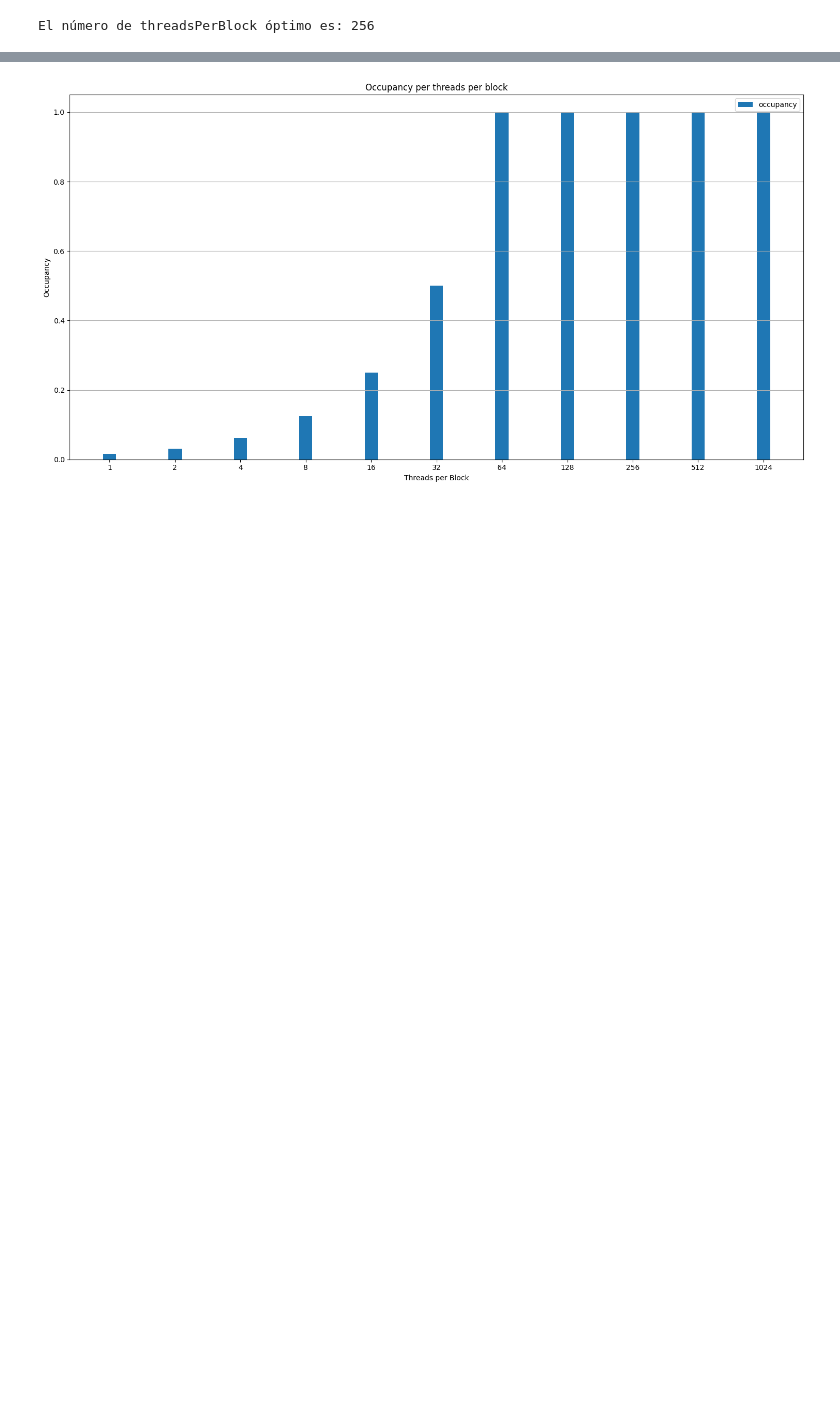
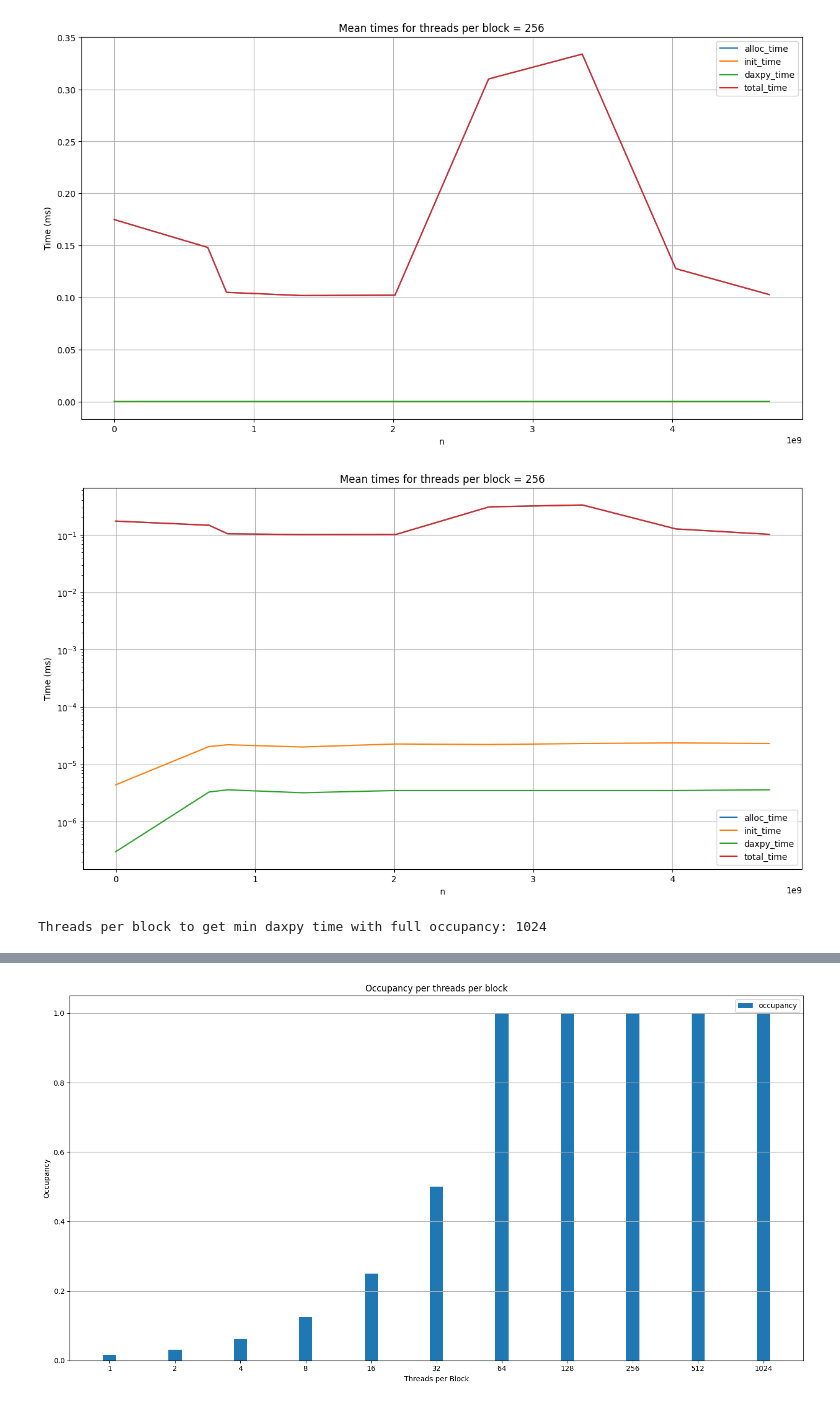
Before and after one commit to Caalicer/PAE_Practicas, a Jupyter notebook: P2_cuda/doc/code/main.ipynb, the cells around one changed output, grey strips where cells are left out. Cells and saved outputs as stored; diff of their text form; code cells hidden in the pictures; blank space fills up the shorter version.

```diff
--- a/P2_cuda/doc/code/main.ipynb
+++ b/P2_cuda/doc/code/main.ipynb
@@ -59,17 +64,68 @@ Total rows: 110
-# %%
-df_filtered = data[['threadsPerBlock', 'occupancy', 'daxpy_time']]
-
-max_occupancy = df_filtered['occupancy'].max()
-
-df_max_occupancy = df_filtered[df_filtered['occupancy'] == max_occupancy]
-
-optimal_row = df_max_occupancy[df_max_occupancy['daxpy_time'] == df_max_occupancy['daxpy_time'].min()]
-
-optimal_threads = optimal_row['threadsPerBlock'].values[0]
-
-print("El número de threadsPerBlock óptimo es:", optimal_threads)
-# %% [output]
-El número de threadsPerBlock óptimo es: 256
+# %%
+data_256 = data[data['threadsPerBlock'] == 256]
+
+mean_alloc_time = data_256.groupby('n')['alloc_time'].mean()
+mean_init_time = data_256.groupby('n')['init_time'].mean()
+mean_daxpy_time = data_256.groupby('n')['daxpy_time'].mean()
+mean_total_time = data_256.groupby('n')['total_time'].mean()
+
+plt.figure(figsize=(15, 8))
+
+plt.plot(mean_alloc_time.index, mean_alloc_time, label='alloc_time')
+plt.plot(mean_init_time.index, mean_init_time, label='init_time')
+plt.plot(mean_daxpy_time.index, mean_daxpy_time, label='daxpy_time')
+plt.plot(mean_total_time.index, mean_total_time, label='total_time')
+
+plt.xlabel('n')
+plt.ylabel('Time (ms)')
+
+plt.title('Mean times for threads per block = 256')
+
+plt.legend()
+plt.grid()
+
+plt.savefig(os.path.join(images_dir, 'mean_times_256.png'))
+
+plt.show()
+
+# Same plot with logarithmic scale
+
+plt.figure(figsize=(15, 8))
+
+plt.plot(mean_alloc_time.index, mean_alloc_time, label='alloc_time')
+plt.plot(mean_init_time.index, mean_init_time, label='init_time')
+plt.plot(mean_daxpy_time.index, mean_daxpy_time, label='daxpy_time')
+plt.plot(mean_total_time.index, mean_total_time, label='total_time')
+
+plt.xlabel('n')
+plt.ylabel('Time (ms)')
+
+plt.title('Mean times for threads per block = 256')
+
+plt.legend()
+plt.grid()
+plt.yscale('log')
+
+plt.savefig(os.path.join(images_dir, 'mean_times_256_log.png'))
+
+plt.show()
+# %% [output]
+[figure, added]
+[figure, added]
+# %%
+data_filtered = data[data['n'] == fixed_n]
+
+df_filtered = data_filtered[['threadsPerBlock', 'occupancy', 'daxpy_time']]
+
+df_max_occupancy = df_filtered[df_filtered['occupancy'] == 1.0]
+
+grouped = df_max_occupancy.groupby('threadsPerBlock')['daxpy_time'].mean()
+
+min_daxpy_time = grouped.idxmin()
+
+print("Threads per block to get min daxpy time with full occupancy: {0}".format(min_daxpy_time))
+# %% [output]
+Threads per block to get min daxpy time with full occupancy: 1024
 # %%
 # Bar plot with all diferent times per threadsPerBlock unique values
 # -----------------------------------------------------------------
```
Also changed, not shown: parts of 5 cells of this notebook, 1 other file.
